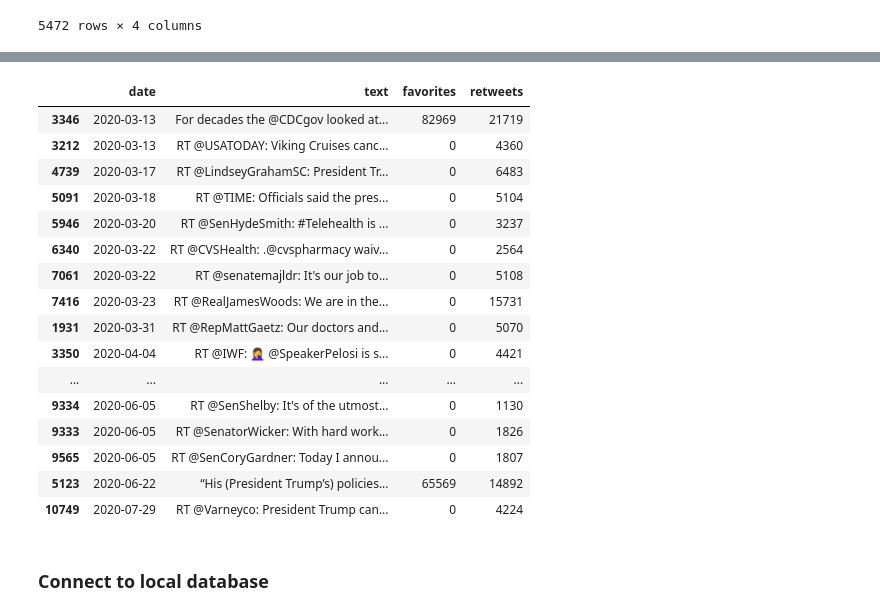
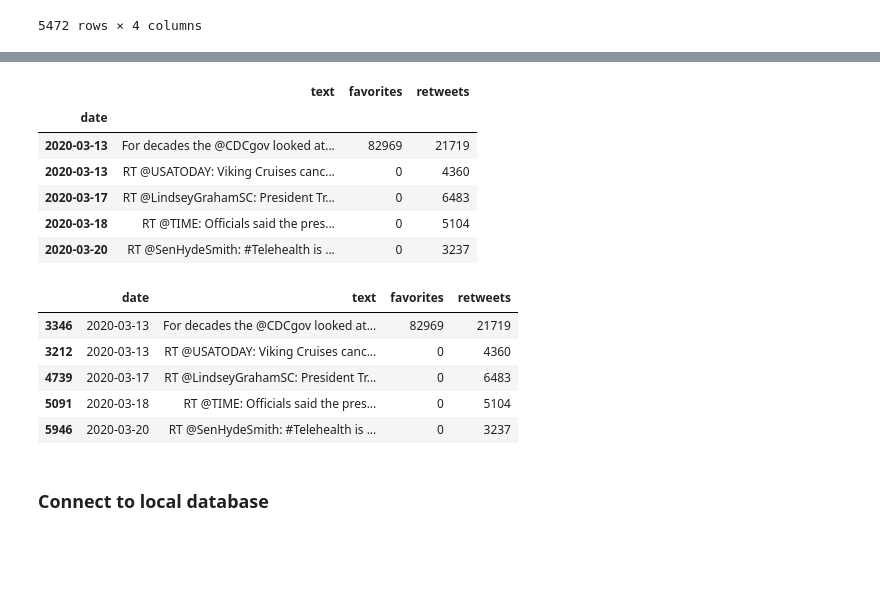
Before and after one commit to LisaHarrison08/COVID-Trends, a Jupyter notebook: Trump Tweets/Trump Tweets.ipynb, the cells around one changed output, grey strips where cells are left out. Drawn from its saved outputs; the diff is of its cells as text; code cells hidden in the pictures; blank space fills up the shorter version.

Commit message:
Set the date as the index and exported as a csv file

```diff
--- a/Trump Tweets/Trump Tweets.ipynb
+++ b/Trump Tweets/Trump Tweets.ipynb
@@ -103,3 +103,6 @@ tweet_dates
 | 11006 | 2020-08-04 | RT @SecBernhardt: The Great Ameri... | 0 | 8034 |
 | 10994 | 2020-08-04 | OPEN THE SCHOOLS!!! | 471062 | 76192 |
 5472 rows × 4 columns
+# %%
+tweet_datesIndex = tweet_dates.set_index(['date'])
+tweet_datesIndex
@@ -106,25 +127,25 @@ tweet_dates
+# %%
+covidTest = tweet_datesIndex[tweet_datesIndex['text'].str.contains("pandemic")]
+covidTest.head()
+# %% [output]
+|  | text | favorites | retweets |
+| date |  |  |  |
+| 2020-03-13 | For decades the @CDCgov looked at... | 82969 | 21719 |
+| 2020-03-13 | RT @USATODAY: Viking Cruises canc... | 0 | 4360 |
+| 2020-03-17 | RT @LindseyGrahamSC: President Tr... | 0 | 6483 |
+| 2020-03-18 | RT @TIME: Officials said the pres... | 0 | 5104 |
+| 2020-03-20 | RT @SenHydeSmith: #Telehealth is ... | 0 | 3237 |
 # %%
 # Query the df for specific text
 covid = tweet_dates[tweet_dates['text'].str.contains("pandemic")]
-covid
+covid.head()
 # %% [output]
 |  | date | text | favorites | retweets |
 | 3346 | 2020-03-13 | For decades the @CDCgov looked at... | 82969 | 21719 |
 | 3212 | 2020-03-13 | RT @USATODAY: Viking Cruises canc... | 0 | 4360 |
 | 4739 | 2020-03-17 | RT @LindseyGrahamSC: President Tr... | 0 | 6483 |
 | 5091 | 2020-03-18 | RT @TIME: Officials said the pres... | 0 | 5104 |
 | 5946 | 2020-03-20 | RT @SenHydeSmith: #Telehealth is ... | 0 | 3237 |
-| 6340 | 2020-03-22 | RT @CVSHealth: .@cvspharmacy waiv... | 0 | 2564 |
-| 7061 | 2020-03-22 | RT @senatemajldr: It's our job to... | 0 | 5108 |
-| 7416 | 2020-03-23 | RT @RealJamesWoods: We are in the... | 0 | 15731 |
-| 1931 | 2020-03-31 | RT @RepMattGaetz: Our doctors and... | 0 | 5070 |
-| 3350 | 2020-04-04 | RT @IWF: 🤦‍♀️ @SpeakerPelosi is s... | 0 | 4421 |
-| ... | ... | ... | ... | ... |
-| 9334 | 2020-06-05 | RT @SenShelby: It's of the utmost... | 0 | 1130 |
-| 9333 | 2020-06-05 | RT @SenatorWicker: With hard work... | 0 | 1826 |
-| 9565 | 2020-06-05 | RT @SenCoryGardner: Today I annou... | 0 | 1807 |
-| 5123 | 2020-06-22 | “His (President Trump’s) policies... | 65569 | 14892 |
-| 10749 | 2020-07-29 | RT @Varneyco: President Trump can... | 0 | 4224 |
 # %%
 # Export the cleaned data as a csv file
 tweet_dates.to_csv("data/tweet_dates.csv")
```
Also changed, not shown: parts of 3 cells of this notebook, 1 other file.
